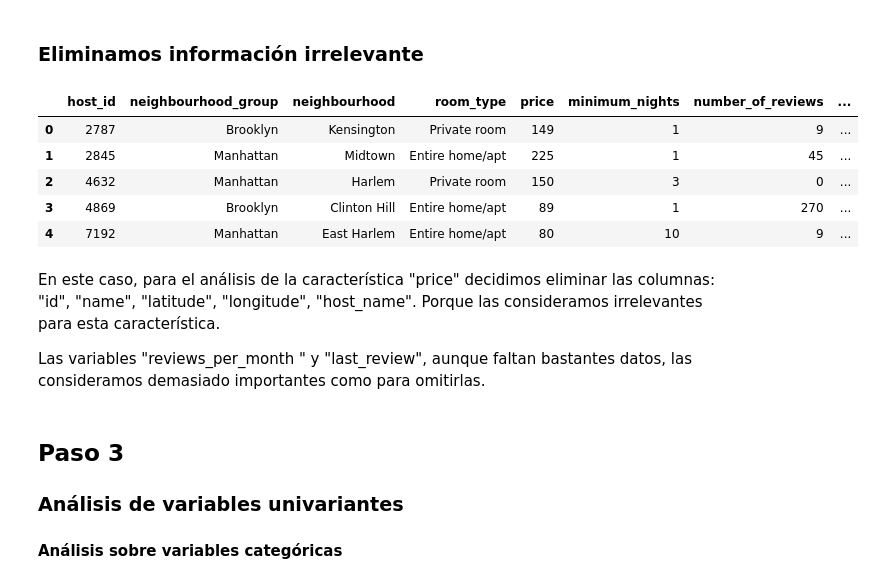
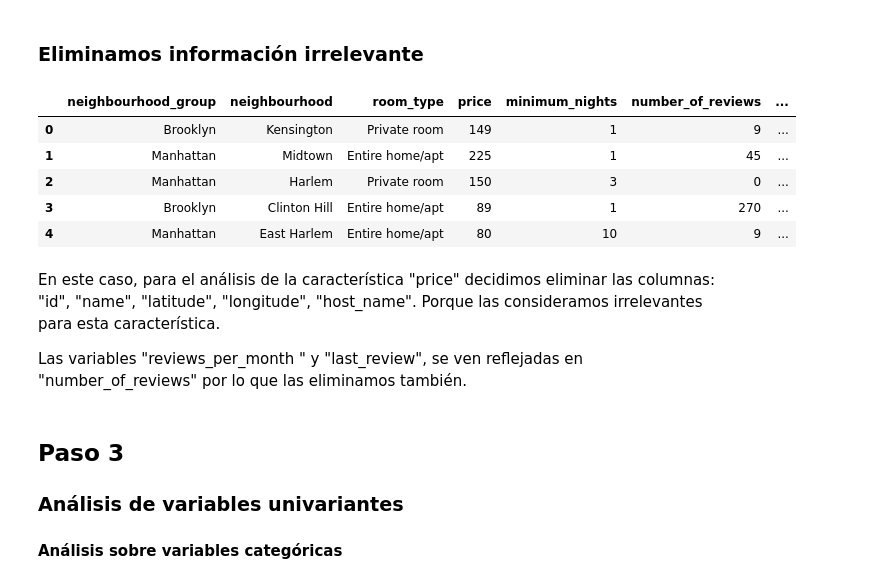
Before and after one commit to 4GeeksAcademy/machine-learning-python-template_ds_13_david_2, a Jupyter notebook: src/explore.ipynb, the cells around one changed output. Drawn from its saved outputs; the diff is of its cells as text; code cells hidden in the pictures.

```diff
--- a/src/explore.ipynb
+++ b/src/explore.ipynb
@@ -8,8 +8,14 @@
 # %%
 # Your code here
 import pandas as pd
-data = pd.read_csv(r"https://raw.githubusercontent.com/4GeeksAcademy/data-preprocessing-project-tutorial/main/AB_NYC_2019.csv")
-print(data.head())
+import matplotlib.pyplot as plt
+import seaborn as sns
+
+
+
+
+data_airbnb = pd.read_csv(r"https://raw.githubusercontent.com/4GeeksAcademy/data-preprocessing-project-tutorial/main/AB_NYC_2019.csv")
+print(data_airbnb.head())
 # %% [output]
      id                                              name  host_id  \
 0  2539                Clean & quiet apt home by the park     2787
@@ -72,19 +78,19 @@ np.int64(0)
 # %% [markdown]
 ### Eliminamos información irrelevante
 # %%
-data.drop(["id", "name", "latitude", "longitude", "host_name"], axis = 1, inplace = True)
-data.head()
+data_airbnb.drop(["id", "name", "latitude", "longitude", "host_name", "host_id", "last_review", "reviews_per_month"], axis = 1, inplace = True)
+data_airbnb.head()
 # %% [output]
-|  | host_id | neighbourhood_group | neighbourhood | room_type | price | minimum_nights | number_of_reviews | ... |
-| 0 | 2787 | Brooklyn | Kensington | Private room | 149 | 1 | 9 | ... |
-| 1 | 2845 | Manhattan | Midtown | Entire home/apt | 225 | 1 | 45 | ... |
-| 2 | 4632 | Manhattan | Harlem | Private room | 150 | 3 | 0 | ... |
-| 3 | 4869 | Brooklyn | Clinton Hill | Entire home/apt | 89 | 1 | 270 | ... |
-| 4 | 7192 | Manhattan | East Harlem | Entire home/apt | 80 | 10 | 9 | ... |
+|  | neighbourhood_group | neighbourhood | room_type | price | minimum_nights | number_of_reviews | ... |
+| 0 | Brooklyn | Kensington | Private room | 149 | 1 | 9 | ... |
+| 1 | Manhattan | Midtown | Entire home/apt | 225 | 1 | 45 | ... |
+| 2 | Manhattan | Harlem | Private room | 150 | 3 | 0 | ... |
+| 3 | Brooklyn | Clinton Hill | Entire home/apt | 89 | 1 | 270 | ... |
+| 4 | Manhattan | East Harlem | Entire home/apt | 80 | 10 | 9 | ... |
 # %% [markdown]
 En este caso, para el análisis de la característica "price" decidimos eliminar las columnas: "id", "name", "latitude", "longitude", "host_name". Porque las consideramos irrelevantes para esta característica.
 
-Las variables "reviews_per_month " y "last_review", aunque faltan bastantes datos, las consideramos demasiado importantes como para omitirlas.
+Las variables "reviews_per_month " y "last_review", se ven reflejadas en "number_of_reviews" por lo que las eliminamos también.
 # %% [markdown]
 ## Paso 3
 ### Análisis de variables univariantes
```
Also changed, not shown: parts of 9 cells of this notebook.
